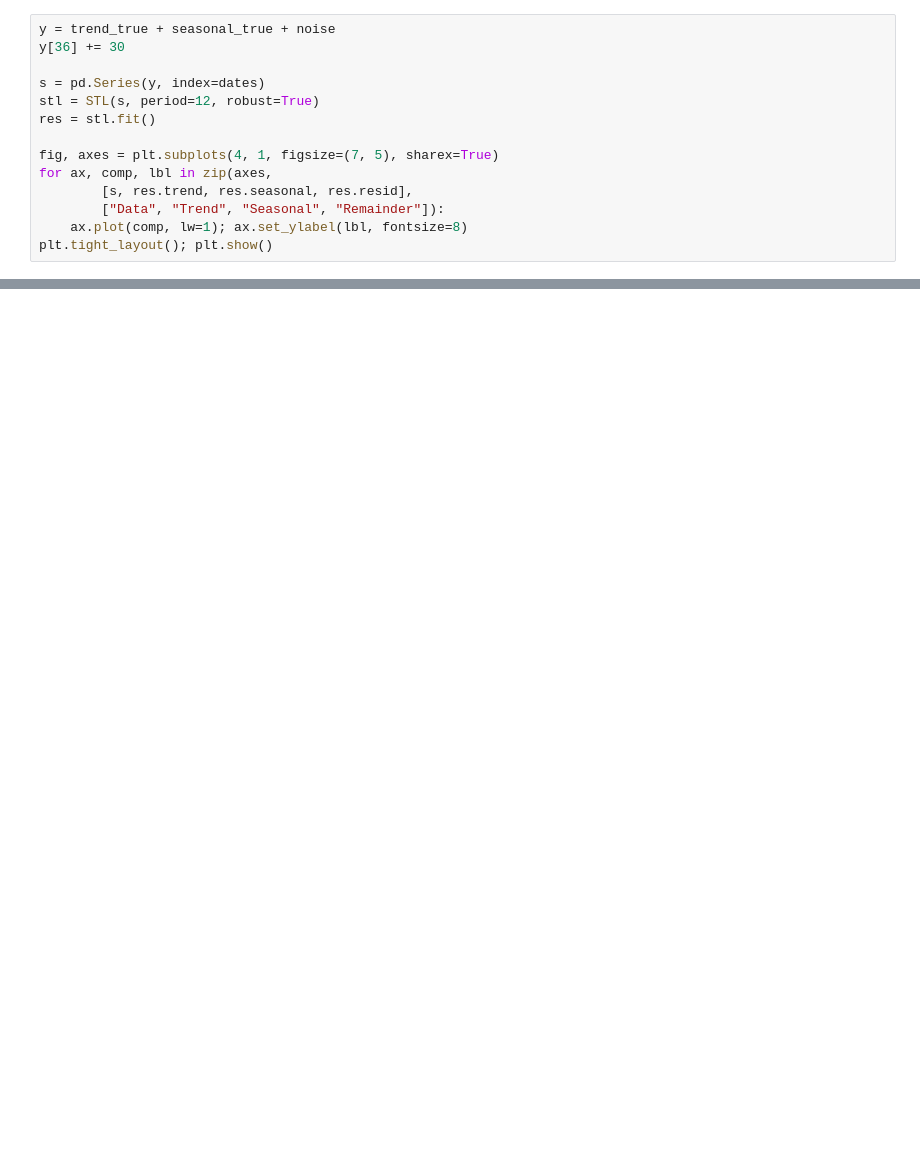
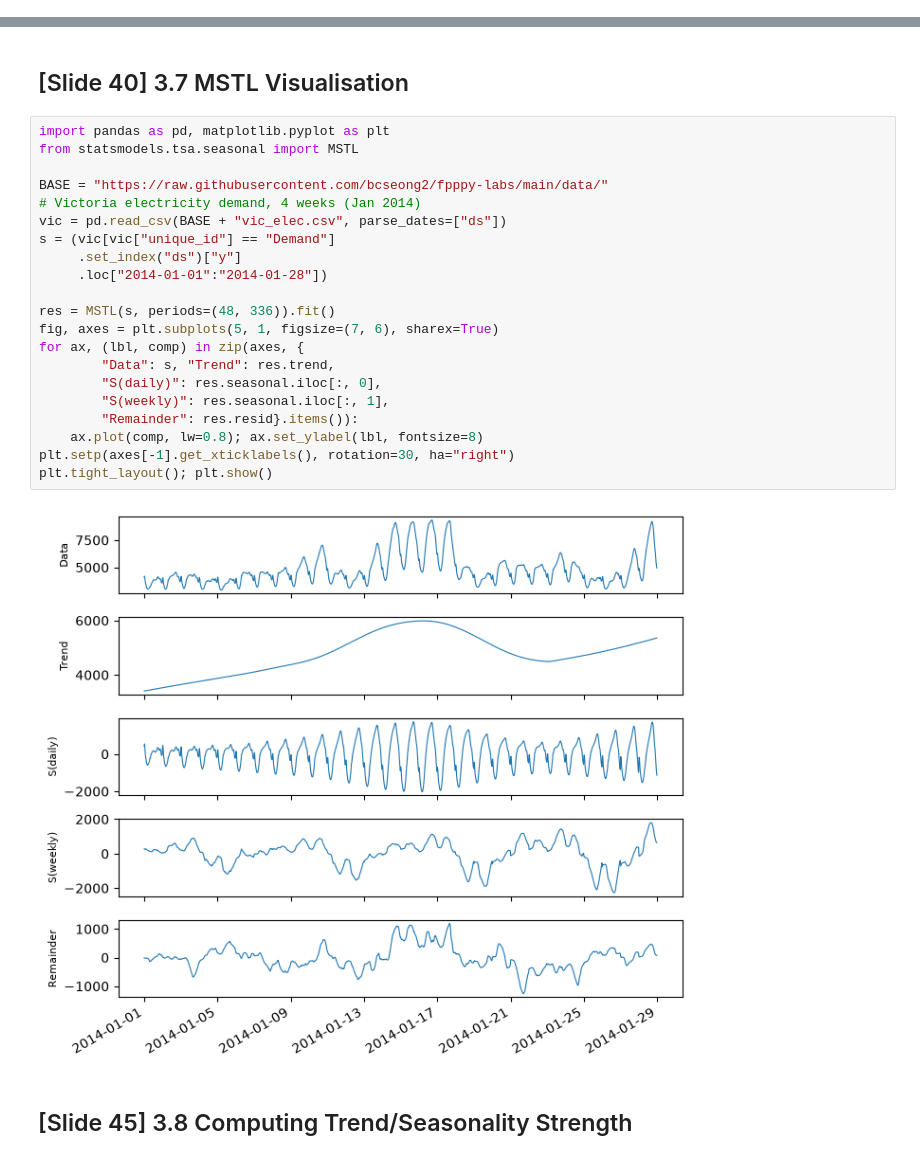
Before and after one commit to jc020230/forecasting, a Jupyter notebook: ch03_lab.ipynb, the cells around one changed output, grey strips where cells are left out. Drawn from its saved outputs; the diff is of its cells as text; blank space fills up the shorter version.

```diff
--- a/ch03_lab.ipynb
+++ b/ch03_lab.ipynb
@@ -161,14 +0,0 @@ Introduce an outlier
-# %%
-y = trend_true + seasonal_true + noise
-y[36] += 30
-
-s = pd.Series(y, index=dates)
-stl = STL(s, period=12, robust=True)
-res = stl.fit()
-
-fig, axes = plt.subplots(4, 1, figsize=(7, 5), sharex=True)
-for ax, comp, lbl in zip(axes,
-        [s, res.trend, res.seasonal, res.resid],
-        ["Data", "Trend", "Seasonal", "Remainder"]):
-    ax.plot(comp, lw=1); ax.set_ylabel(lbl, fontsize=8)
-plt.tight_layout(); plt.show()
@@ -290,0 +214,27 @@ Trend strength F_T = 0.976
+# %% [markdown]
+## [Slide 40] 3.7 MSTL Visualisation
+# %%
+import pandas as pd, matplotlib.pyplot as plt
+from statsmodels.tsa.seasonal import MSTL
+
+BASE = "https://raw.githubusercontent.com/bcseong2/fpppy-labs/main/data/"
+# Victoria electricity demand, 4 weeks (Jan 2014)
+vic = pd.read_csv(BASE + "vic_elec.csv", parse_dates=["ds"])
+s = (vic[vic["unique_id"] == "Demand"]
+     .set_index("ds")["y"]
+     .loc["2014-01-01":"2014-01-28"])
+
+res = MSTL(s, periods=(48, 336)).fit()
+fig, axes = plt.subplots(5, 1, figsize=(7, 6), sharex=True)
+for ax, (lbl, comp) in zip(axes, {
+        "Data": s, "Trend": res.trend,
+        "S(daily)": res.seasonal.iloc[:, 0],
+        "S(weekly)": res.seasonal.iloc[:, 1],
+        "Remainder": res.resid}.items()):
+    ax.plot(comp, lw=0.8); ax.set_ylabel(lbl, fontsize=8)
+plt.setp(axes[-1].get_xticklabels(), rotation=30, ha="right")
+plt.tight_layout(); plt.show()
+# %% [output]
+[figure, added]
+# %% [markdown]
+## [Slide 45] 3.8 Computing Trend/Seasonality Strength
```
Also changed, not shown: parts of 86 cells of this notebook.
